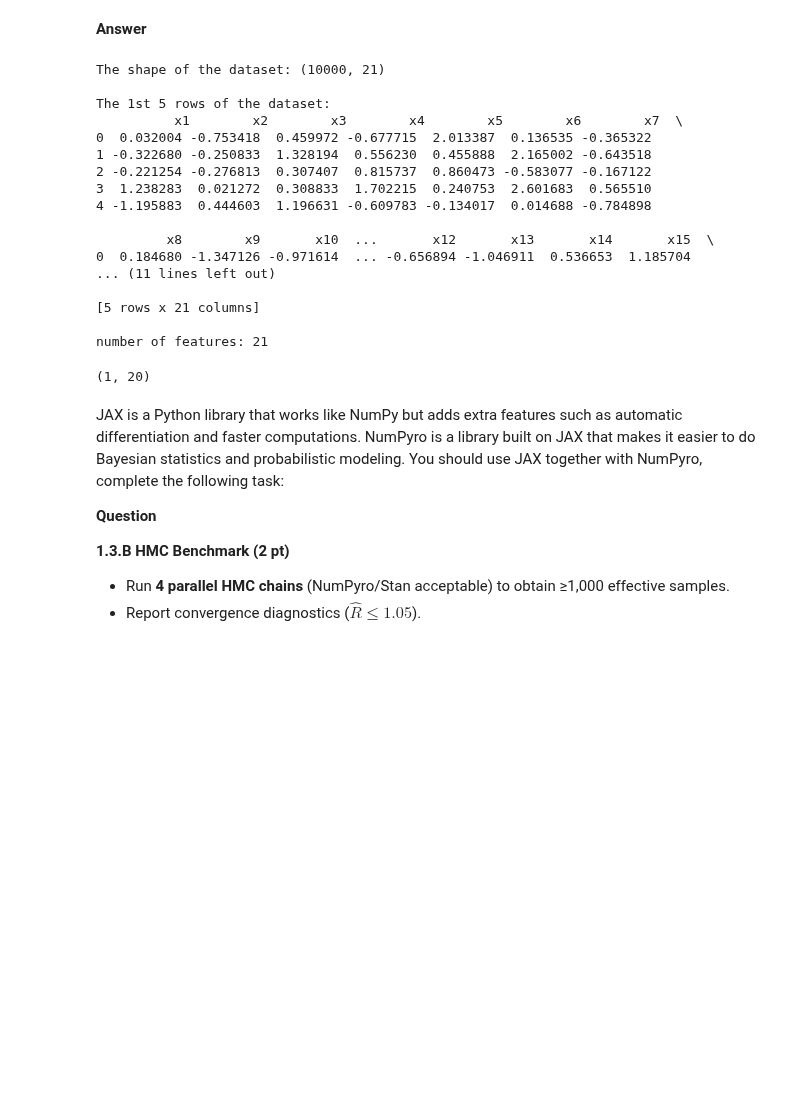
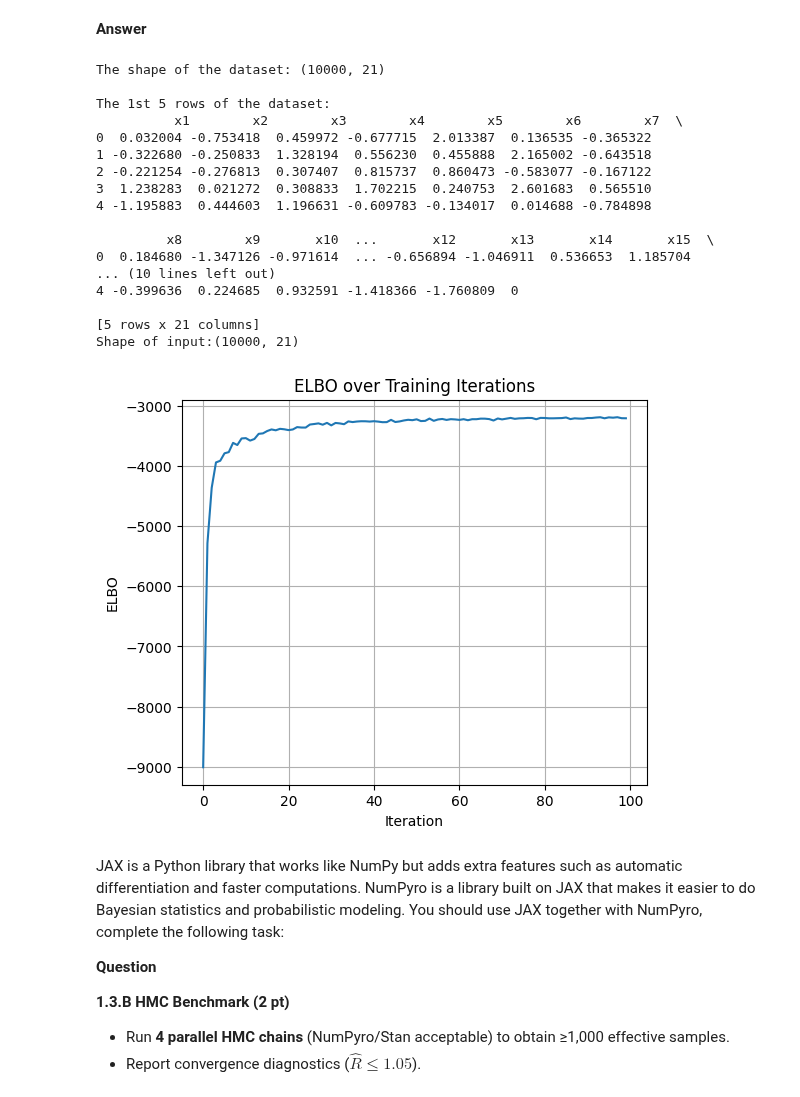
Before and after one commit to Tzu-Liang/COMP64101-Reasoning-and-Learning-under-Uncertainty-Module, a Jupyter notebook: Labs/comp64101_coursework_part1_a49626th.ipynb, the cells around one changed output. Drawn from its saved outputs; the diff is of its cells as text; code cells hidden in the pictures; blank space fills up the shorter version.

```diff
--- a/Labs/comp64101_coursework_part1_a49626th.ipynb
+++ b/Labs/comp64101_coursework_part1_a49626th.ipynb
@@ -743,9 +752,7 @@ X = data.drop('y', axis=1).values
 
 # Elements in the 1st column are 1
 X = np.column_stack([np.ones(X.shape[0]), X])
-
-d = X.shape[1]
-print("\nnumber of features:", d)
+print(f"Shape of input:{X.shape}")
 # %% [output]
 The shape of the dataset: (10000, 21)
 
@@ -759,8 +766,8 @@ The 1st 5 rows of the dataset:
 
          x8        x9       x10  ...       x12       x13       x14       x15  \
 0  0.184680 -1.347126 -0.971614  ... -0.656894 -1.046911  0.536653  1.185704
-... (11 lines left out)
+... (10 lines left out)
+4 -0.399636  0.224685  0.932591 -1.418366 -1.760809  0
 
 [5 rows x 21 columns]
-
-number of features: 21
+Shape of input:(10000, 21)
@@ -836,4 +773,0 @@ class VI:
-# %%
-np.random.randn(1,20).shape
-# %% [output]
-(1, 20)
@@ -844,3 +774,27 @@ prior_var = 10.0
+# %%
+# number of features
+d = X.shape[1]
+
+# Prior parameters
+prior_mean = 0.0
+prior_var = 10.0
+
+vi_model = VI(d, prior_mean, prior_var)
+elbo_history = vi_model.fit(X = X,
+                            y = y,
+                            n_iter = 100,
+                            lr = .001,
+                            n_mc = 10)
+# %%
+plt.figure(figsize=(6, 5))
+plt.plot(elbo_history)
+plt.title("ELBO over Training Iterations")
+plt.xlabel("Iteration")
+plt.ylabel("ELBO")
+plt.grid(True)
+plt.show()
+# %% [output]
+[figure, added]
 # %% [markdown]
 JAX is a Python library that works like NumPy but adds extra features such as automatic differentiation and faster computations. NumPyro is a library built on JAX that makes it easier to do Bayesian statistics and probabilistic modeling. You should use JAX together with NumPyro, complete the following task:
 
```
Also changed, not shown: parts of 4 cells of this notebook.
